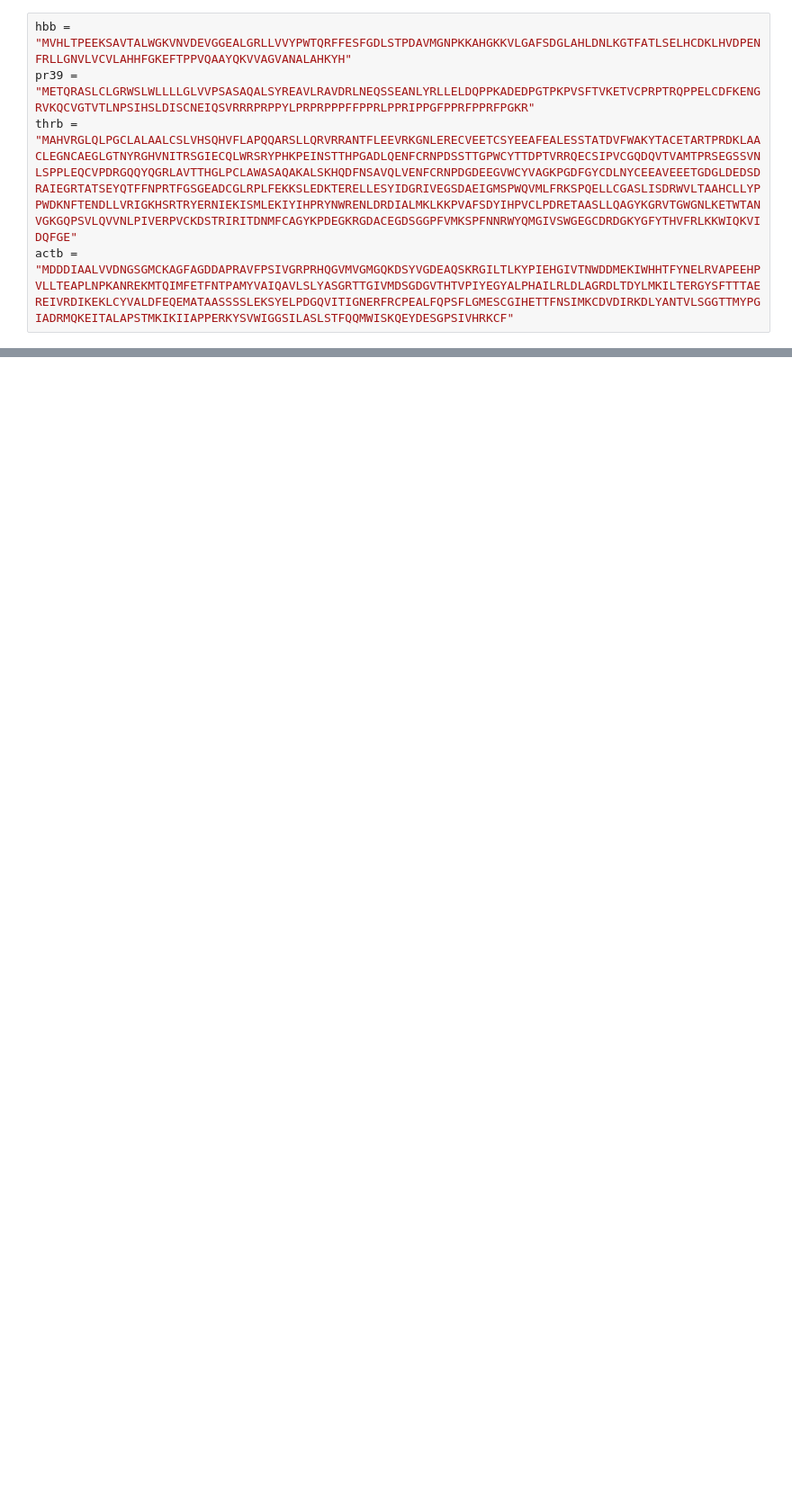
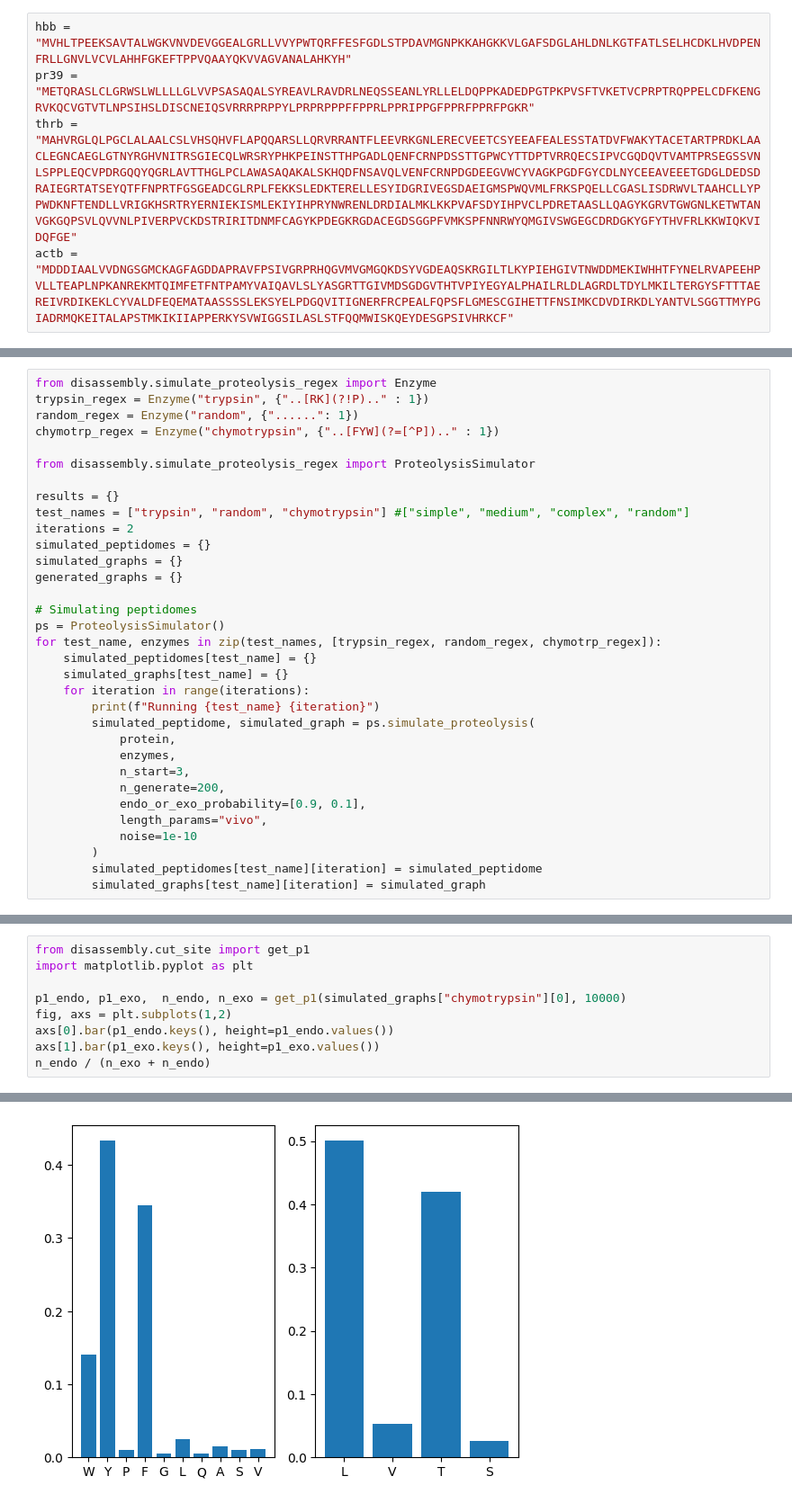
Before and after one commit to ErikHartman/disassembly, a Jupyter notebook: src/proteolysis.ipynb, the cells around one changed output, grey strips where cells are left out. Shown at 90% size. Saved outputs shown, nothing was run; the diff lists cells and outputs as text; blank space fills up the shorter version.

Commit message:
Fixed CD with Jonas and added regex enzyme

```diff
--- a/src/proteolysis.ipynb
+++ b/src/proteolysis.ipynb
@@ -115,0 +118,33 @@ plt.tight_layout()
+# %%
+from disassembly.simulate_proteolysis_regex import Enzyme
+trypsin_regex = Enzyme("trypsin", {"..[RK](?!P).." : 1})
+random_regex = Enzyme("random", {"......": 1})
+chymotrp_regex = Enzyme("chymotrypsin", {"..[FYW](?=[^P]).." : 1})
+
+from disassembly.simulate_proteolysis_regex import ProteolysisSimulator
+
+results = {}
+test_names = ["trypsin", "random", "chymotrypsin"] #["simple", "medium", "complex", "random"]
+iterations = 2
+simulated_peptidomes = {}
+simulated_graphs = {}
+generated_graphs = {}
+
+# Simulating peptidomes
+ps = ProteolysisSimulator()
+for test_name, enzymes in zip(test_names, [trypsin_regex, random_regex, chymotrp_regex]):
+    simulated_peptidomes[test_name] = {}
+    simulated_graphs[test_name] = {}
+    for iteration in range(iterations):
+        print(f"Running {test_name} {iteration}")
+        simulated_peptidome, simulated_graph = ps.simulate_proteolysis(
+            protein,
+            enzymes,
+            n_start=3,
+            n_generate=200,
+            endo_or_exo_probability=[0.9, 0.1],
+            length_params="vivo",
+            noise=1e-10
+        )
+        simulated_peptidomes[test_name][iteration] = simulated_peptidome
+        simulated_graphs[test_name][iteration] = simulated_graph
@@ -115,0 +171,10 @@ plt.tight_layout()
+# %%
+from disassembly.cut_site import get_p1
+import matplotlib.pyplot as plt
+
+p1_endo, p1_exo,  n_endo, n_exo = get_p1(simulated_graphs["chymotrypsin"][0], 10000)
+fig, axs = plt.subplots(1,2)
+axs[0].bar(p1_endo.keys(), height=p1_endo.values())
+axs[1].bar(p1_exo.keys(), height=p1_exo.values())
+n_endo / (n_exo + n_endo)
+# %% [output]
@@ -115,0 +182 @@ plt.tight_layout()
+[figure, added]
```
Also changed, not shown: parts of 8 cells of this notebook, 9 other files.
